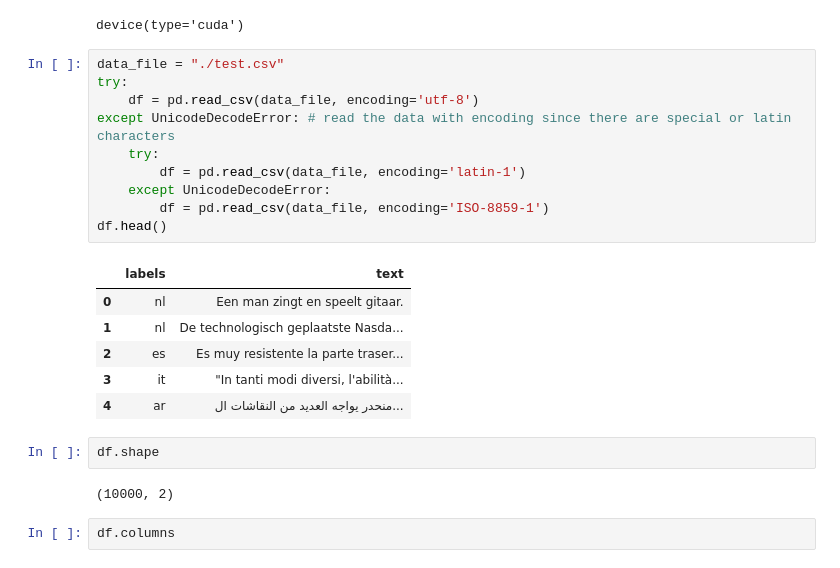
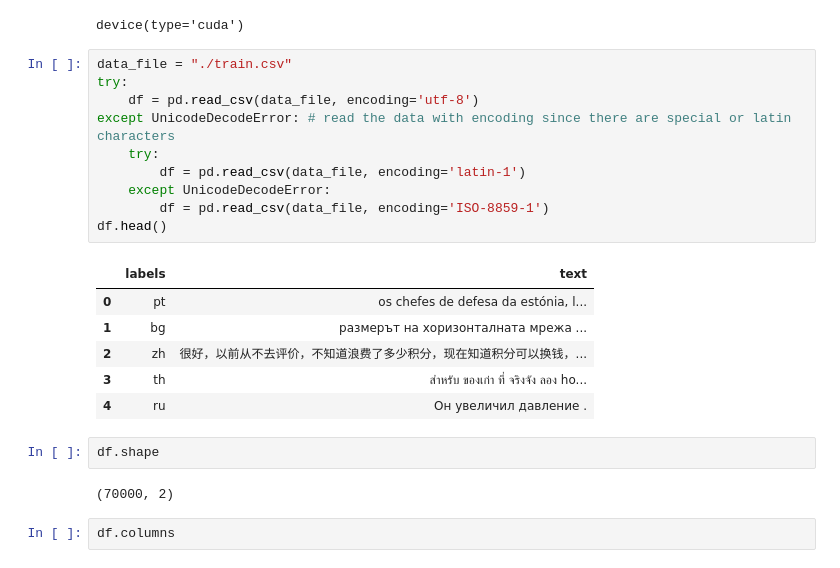
Before and after one commit to tungtt30/Language-Identification, a Jupyter notebook: Language-identification-LLM.ipynb, the cells around one changed output. Cells and saved outputs as stored; diff of their text form.

```diff
--- a/Language-identification-LLM.ipynb
+++ b/Language-identification-LLM.ipynb
@@ -65,26 +65,26 @@ device
 # %% [output]
 device(type='cuda')
 # %%
-data_file = "./test.csv"
+data_file = "./train.csv"
 try:
     df = pd.read_csv(data_file, encoding='utf-8')
 except UnicodeDecodeError: # read the data with encoding since there are special or latin characters
     try:
         df = pd.read_csv(data_file, encoding='latin-1')
     except UnicodeDecodeError:
         df = pd.read_csv(data_file, encoding='ISO-8859-1')
 df.head()
 # %% [output]
 |  | labels | text |
-| 0 | nl | Een man zingt en speelt gitaar. |
-| 1 | nl | De technologisch geplaatste Nasda... |
-| 2 | es | Es muy resistente la parte traser... |
-| 3 | it | "In tanti modi diversi, l'abilità... |
-| 4 | ar | منحدر يواجه العديد من النقاشات ال... |
+| 0 | pt | os chefes de defesa da estónia, l... |
+| 1 | bg | размерът на хоризонталната мрежа ... |
+| 2 | zh | 很好，以前从不去评价，不知道浪费了多少积分，现在知道积分可以换钱，... |
+| 3 | th | สำหรับ ของเก่า ที่ จริงจัง ลอง ho... |
+| 4 | ru | Он увеличил давление . |
 # %%
 df.shape
 # %% [output]
-(10000, 2)
+(70000, 2)
 # %%
 df.columns
 # %% [output]
```
Also changed, not shown: parts of 38 cells of this notebook, 1 other file.
